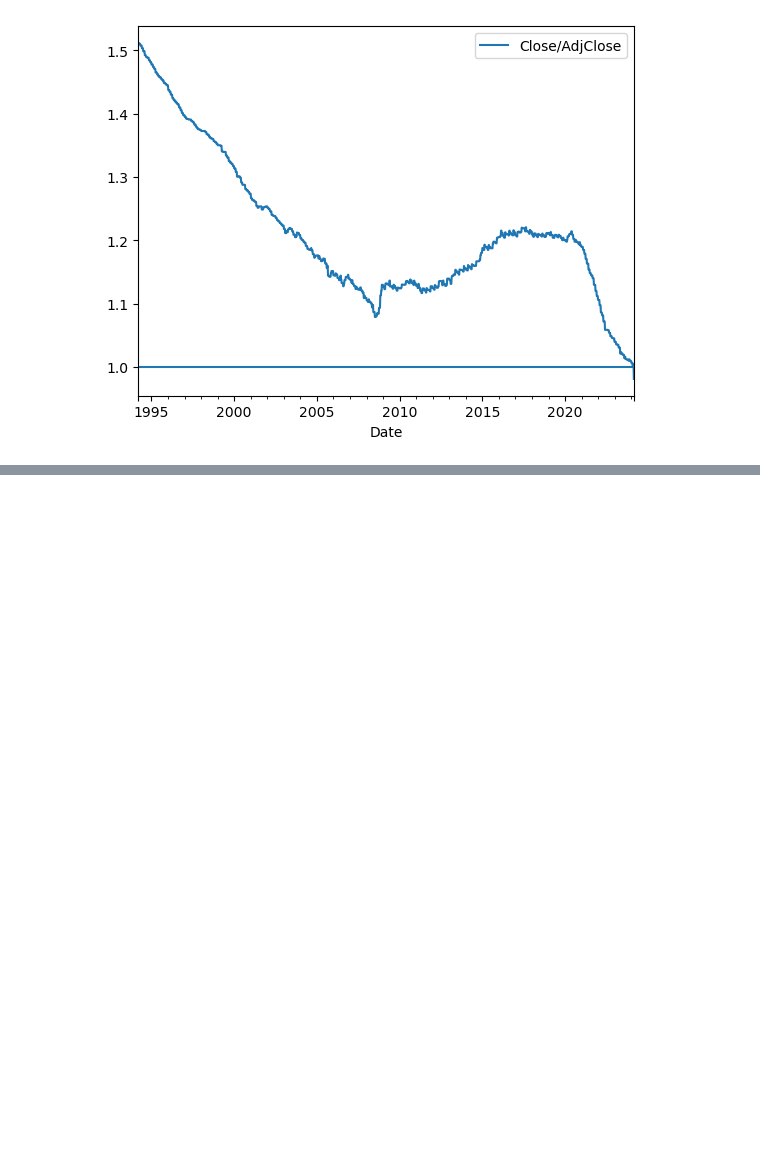
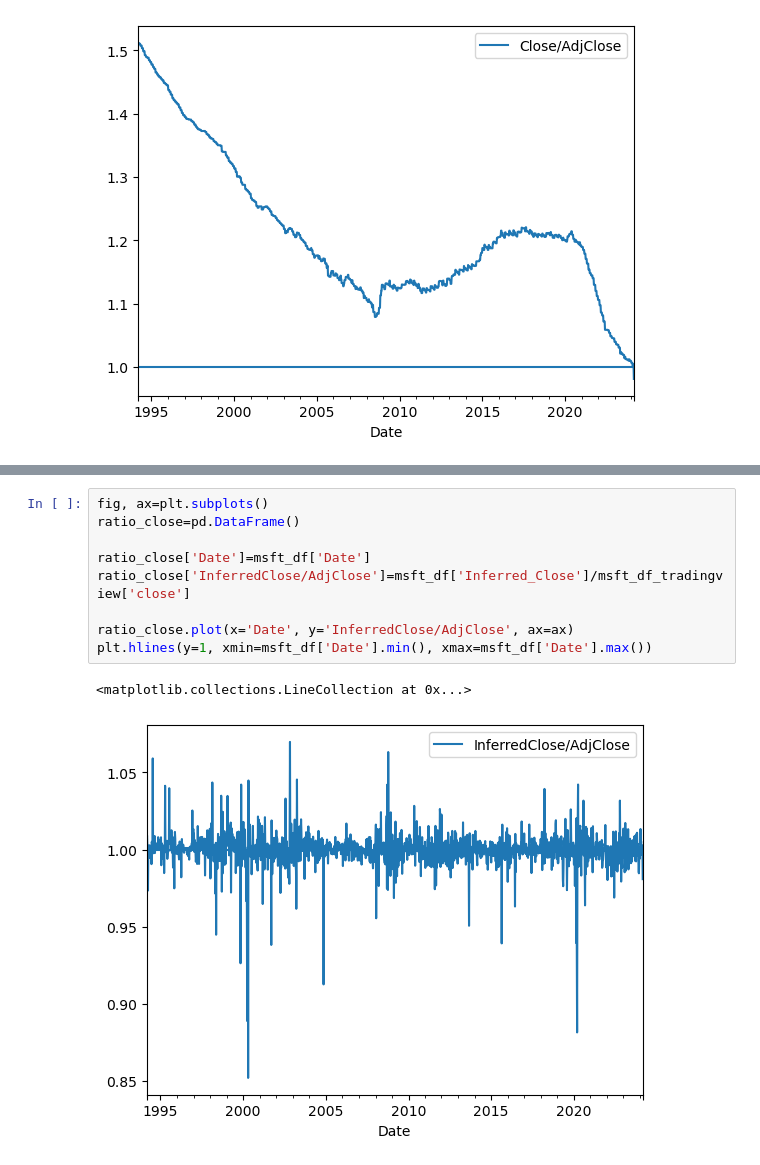
Before and after one commit to elenatomasella/ML, a Jupyter notebook: microsoft_preprocessing.ipynb, the cells around one changed output, grey strips where cells are left out. Saved outputs shown, nothing was run; the diff lists cells and outputs as text; blank space fills up the shorter version.

```diff
--- a/microsoft_preprocessing.ipynb
+++ b/microsoft_preprocessing.ipynb
@@ -141,0 +180,12 @@ plt.show()
+# %%
+fig, ax=plt.subplots()
+ratio_close=pd.DataFrame()
+
+ratio_close['Date']=msft_df['Date']
+ratio_close['InferredClose/AdjClose']=msft_df['Inferred_Close']/msft_df_tradingview['close']
+
+ratio_close.plot(x='Date', y='InferredClose/AdjClose', ax=ax)
+plt.hlines(y=1, xmin=msft_df['Date'].min(), xmax=msft_df['Date'].max())
+# %% [output]
+<matplotlib.collections.LineCollection at 0x...>
+[figure, added]
```
Also changed, not shown: parts of 6 cells of this notebook, 1 other file.
